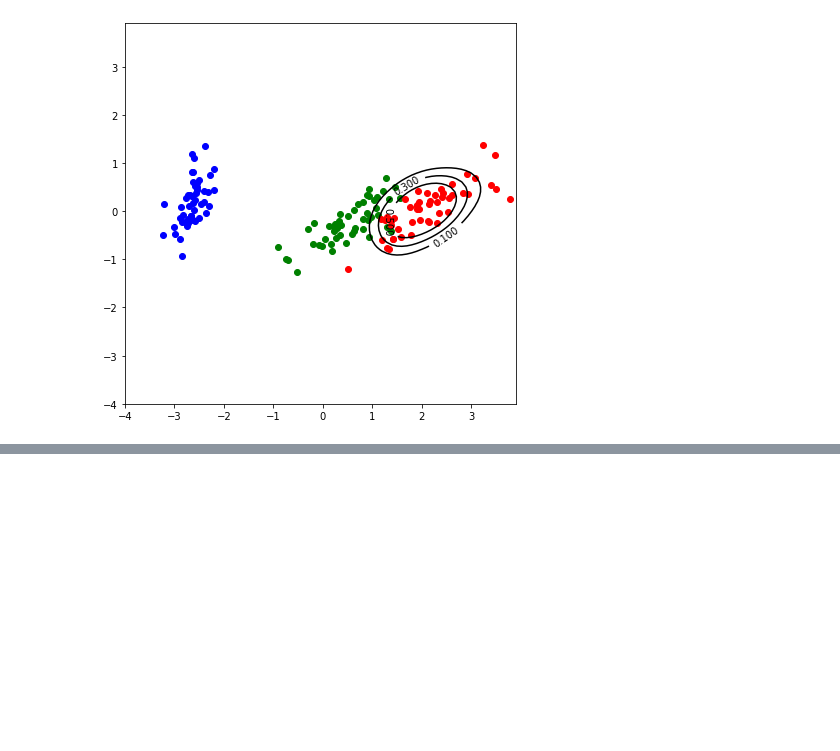
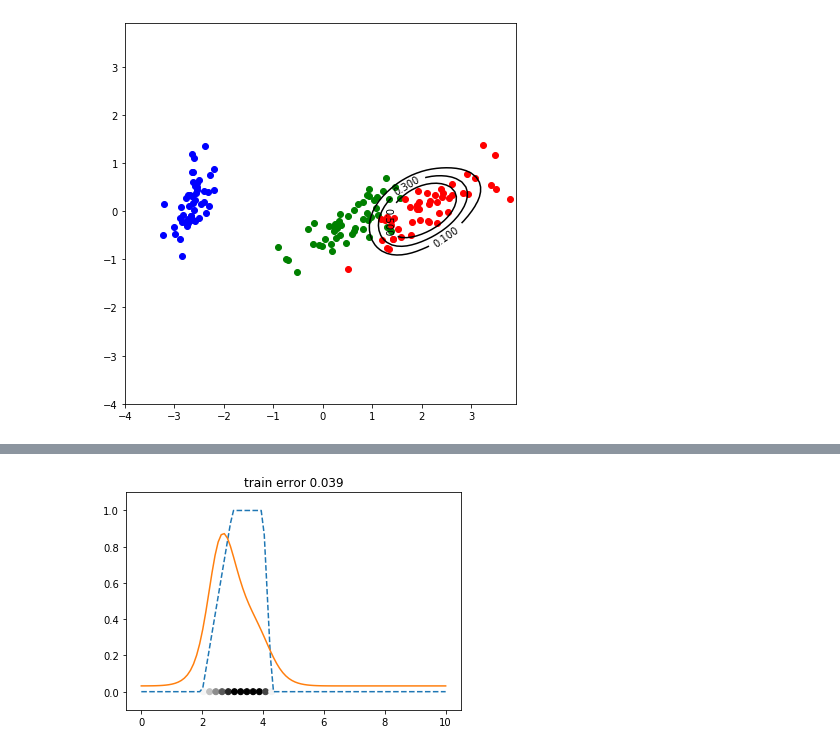
Before and after one commit to ManuelDileo/mulearn, a Jupyter notebook: index.ipynb, the cells around one changed output, grey strips where cells are left out. Drawn from its saved outputs; the diff is of its cells as text; code cells hidden in the pictures; blank space fills up the shorter version.

```diff
--- a/index.ipynb
+++ b/index.ipynb
@@ -112,0 +165,14 @@ plt.show()
+# %%
+c = 1
+sigma = 0.6
+k=ml.kernel.GaussianKernel(sigma)
+f = ml.fuzzifier.ExponentialFuzzifier
+
+opt = tf.optimizers.SGD(learning_rate=10**-4)
+solver_opts = {'tracker': tnrange, 'n_iter': 20, 'optimizer': opt}
+
+fi = ml.FuzzyInductor(c=c, k=k, fuzzifier=f,
+                      solve_strategy=(ml.solve_optimization_tensorflow,
+                                          solver_opts))
+
+_ = fi.fit(x_train, mu_train)
@@ -112,0 +181,13 @@ plt.show()
+# %%
+plt.plot(x_test, list(map(membership, x_test)), '--')
+plt.plot(x_test, fi.predict(x_test))
+
+plt.scatter(x_train, [0] * m, c=1-np.array(mu_train), cmap='gray')
+
+plt.xlim((-0.5, 10.5))
+plt.ylim((-0.1, 1.1))
+train_error = fi.train_error_[0] if type(fi.train_error_)==np.ndarray else fi.train_error_
+plt.title('train error {:.3f}'.format(train_error))
+plt.show()
+# %% [output]
+[figure, added]
```
Also changed, not shown: parts of 7 cells of this notebook, 12 other files.
